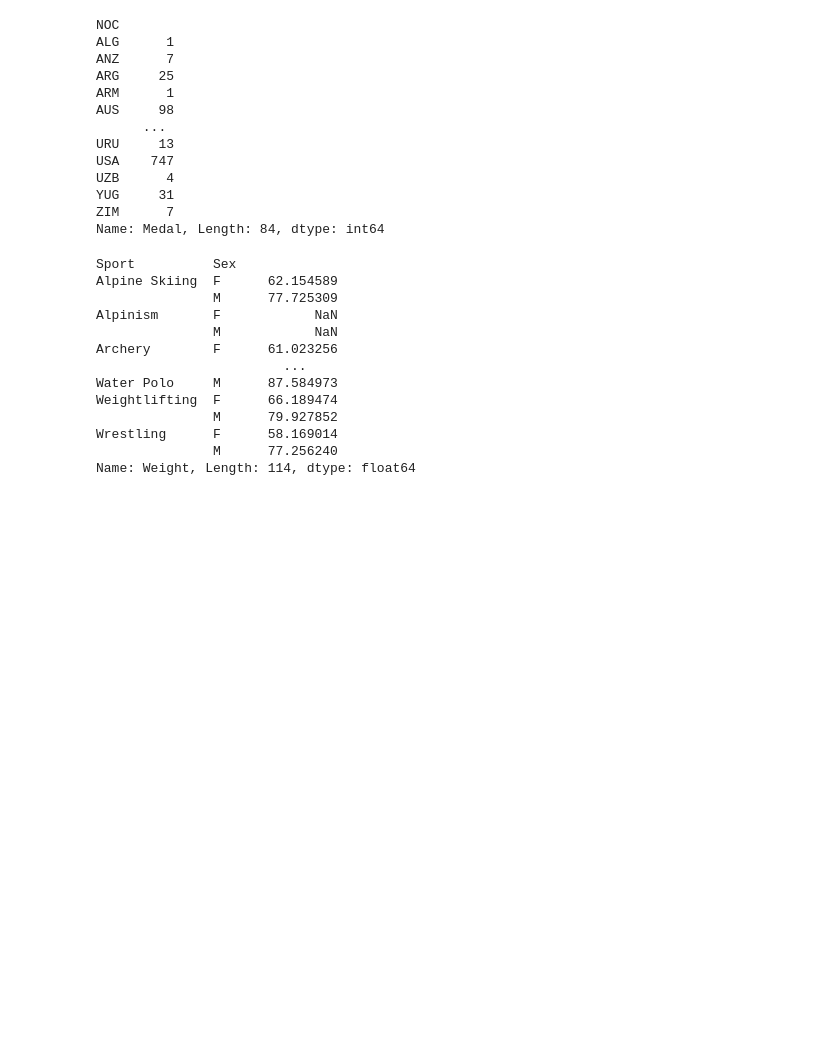
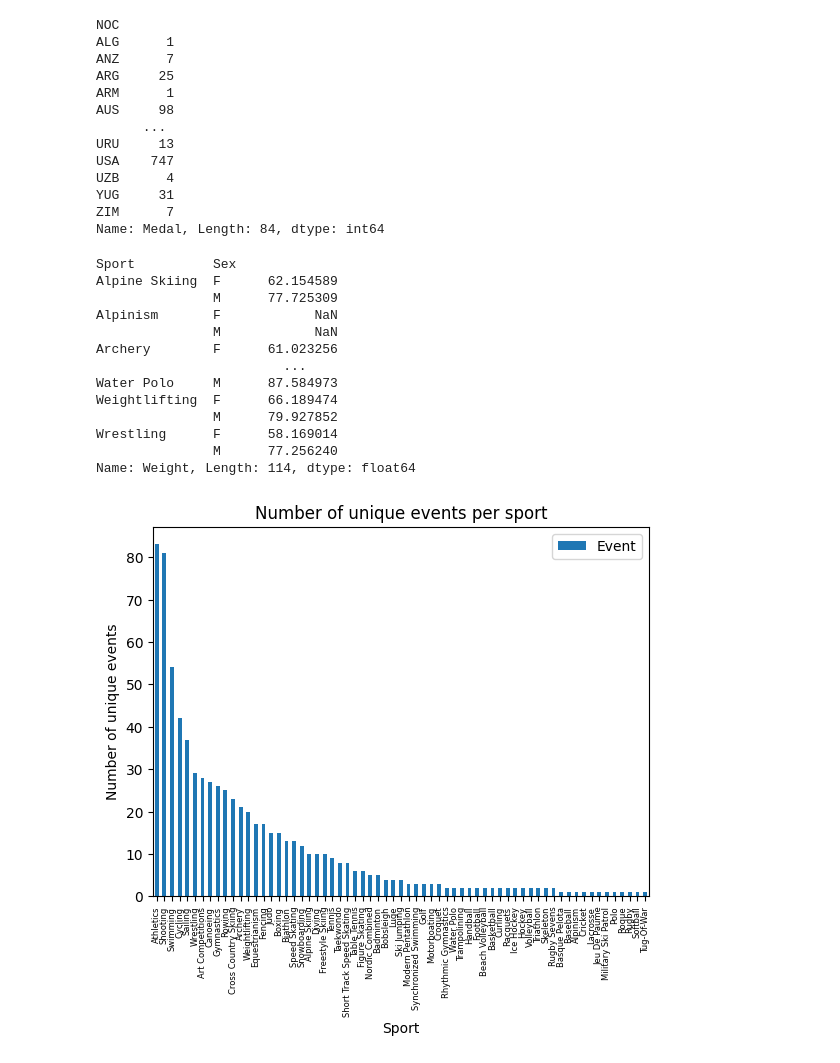
Before and after one commit to samwanyua/Exploratory-Data-Analysis-EDA--Olympics-Dataset, a Jupyter notebook: Notebook.ipynb, the cells around one changed output. Cells and saved outputs as stored; diff of their text form; code cells hidden in the pictures; blank space fills up the shorter version.

```diff
--- a/Notebook.ipynb
+++ b/Notebook.ipynb
@@ -237,3 +237,14 @@ Weightlifting  F      66.189474
 Wrestling      F      58.169014
                M      77.256240
 Name: Weight, Length: 114, dtype: float64
+# %%
+sport_event_count = data.groupby("Sport")["Event"].nunique().sort_values(ascending=False)
+sport_event_count.plot(kind="bar")
+plt.title("Number of unique events per sport")
+plt.xlabel("Sport")
+plt.ylabel("Number of unique events")
+plt.legend()
+plt.xticks(rotation = 90, fontsize=6)
+plt.show()
+# %% [output]
+[figure, added]
```
Also changed, not shown: parts of 1 cell of this notebook.
